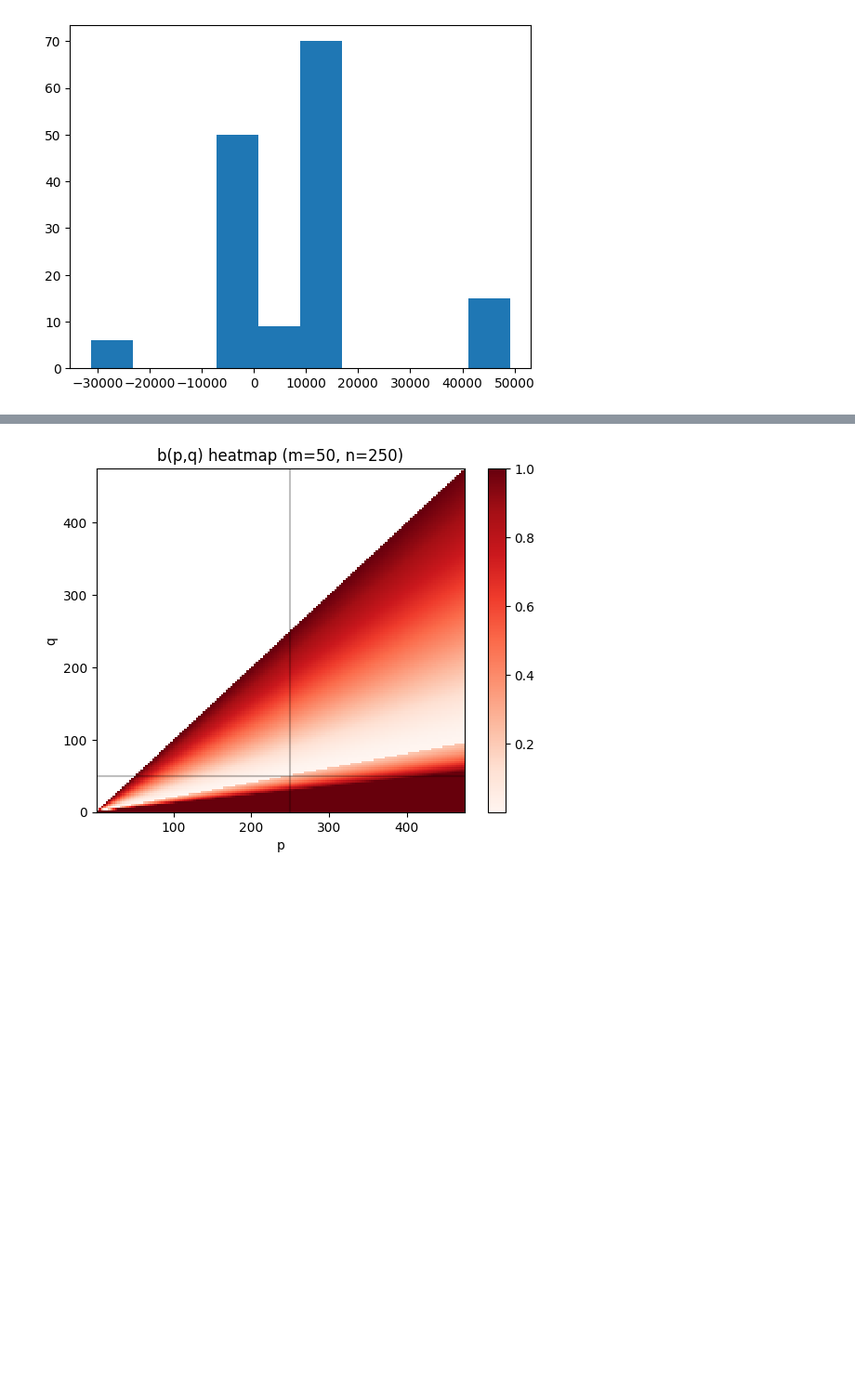
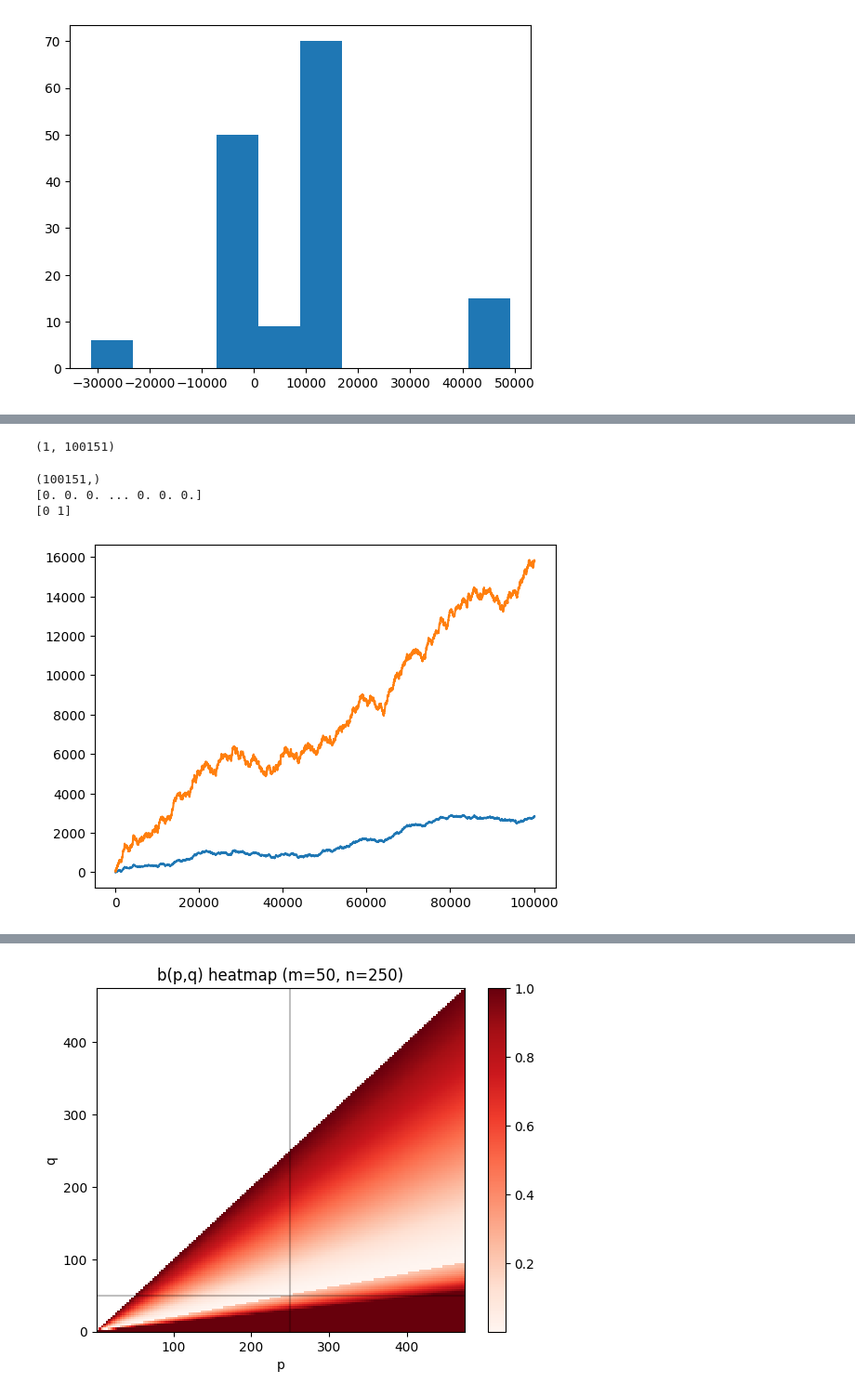
Before and after one commit to Logan-Kelsch/Structural_Regression, a Jupyter notebook: src/dev.ipynb, the cells around one changed output, grey strips where cells are left out. Shown at 93% size. Drawn from its saved outputs; the diff is of its cells as text; code cells hidden in the pictures; blank space fills up the shorter version.

```diff
--- a/src/dev.ipynb
+++ b/src/dev.ipynb
@@ -643,0 +657,24 @@ plt.show()
+# %%
+print(np.unique_counts(re>2))
+plt.plot(re > 2)
+# %% [output]
+(1, 100151)
+# %%
+pres = ((X._X_inst[:,28])>0).astype(int)
+re = evaluation["svecs"]["raw_emission"]
+print(pres.shape)
+print(re * pres)
+res = (re * pres)
+print(np.unique(pres))
+# %% [output]
+(100151,)
+[0. 0. 0. ... 0. 0. 0.]
+[0 1]
+# %%
+import matplotlib.pyplot as plt
+import numpy as np
+plt.plot(np.cumsum(res[:]))
+plt.plot(np.cumsum(re[:]))
+plt.show()
+# %% [output]
+[figure, added]
```
Also changed, not shown: parts of 15 cells of this notebook, 5 other files.
